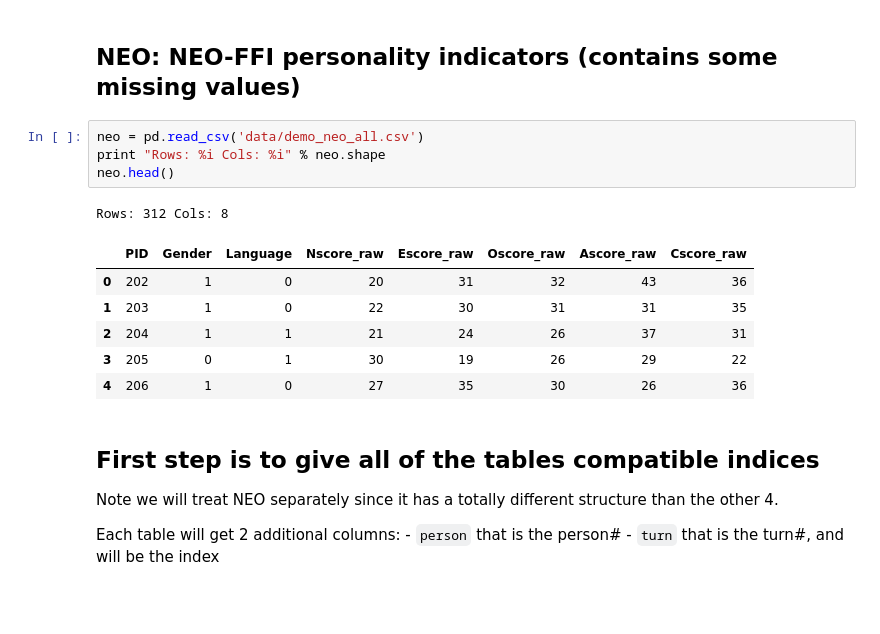
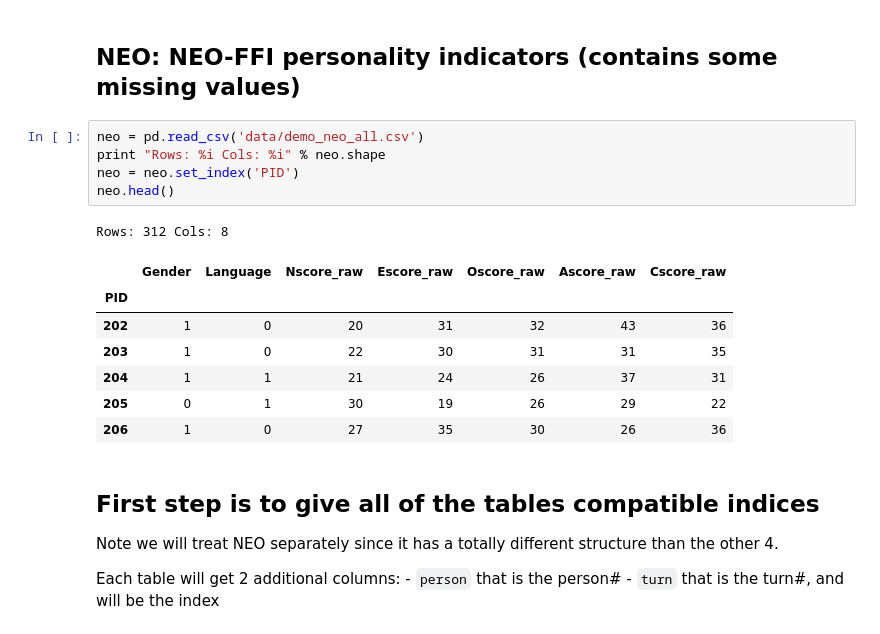
Before and after one commit to teffland/deceptive-speech, a Jupyter notebook: Data Cleaning.ipynb, the cells around one changed output. Saved outputs shown, nothing was run; the diff lists cells and outputs as text; blank space fills up the shorter version.

```diff
--- a/Data Cleaning.ipynb
+++ b/Data Cleaning.ipynb
@@ -69,15 +69,17 @@ Rows: 2850 Cols: 19
 # %%
 neo = pd.read_csv('data/demo_neo_all.csv')
 print "Rows: %i Cols: %i" % neo.shape
+neo = neo.set_index('PID')
 neo.head()
 # %% [output]
 Rows: 312 Cols: 8
-|  | PID | Gender | Language | Nscore_raw | Escore_raw | Oscore_raw | Ascore_raw | Cscore_raw |
-| 0 | 202 | 1 | 0 | 20 | 31 | 32 | 43 | 36 |
-| 1 | 203 | 1 | 0 | 22 | 30 | 31 | 31 | 35 |
-| 2 | 204 | 1 | 1 | 21 | 24 | 26 | 37 | 31 |
-| 3 | 205 | 0 | 1 | 30 | 19 | 26 | 29 | 22 |
-| 4 | 206 | 1 | 0 | 27 | 35 | 30 | 26 | 36 |
+|  | Gender | Language | Nscore_raw | Escore_raw | Oscore_raw | Ascore_raw | Cscore_raw |
+| PID |  |  |  |  |  |  |  |
+| 202 | 1 | 0 | 20 | 31 | 32 | 43 | 36 |
+| 203 | 1 | 0 | 22 | 30 | 31 | 31 | 35 |
+| 204 | 1 | 1 | 21 | 24 | 26 | 37 | 31 |
+| 205 | 0 | 1 | 30 | 19 | 26 | 29 | 22 |
+| 206 | 1 | 0 | 27 | 35 | 30 | 26 | 36 |
 # %% [markdown]
 ## First step is to give all of the tables compatible indices
 
```
Also changed, not shown: parts of 20 cells of this notebook.
